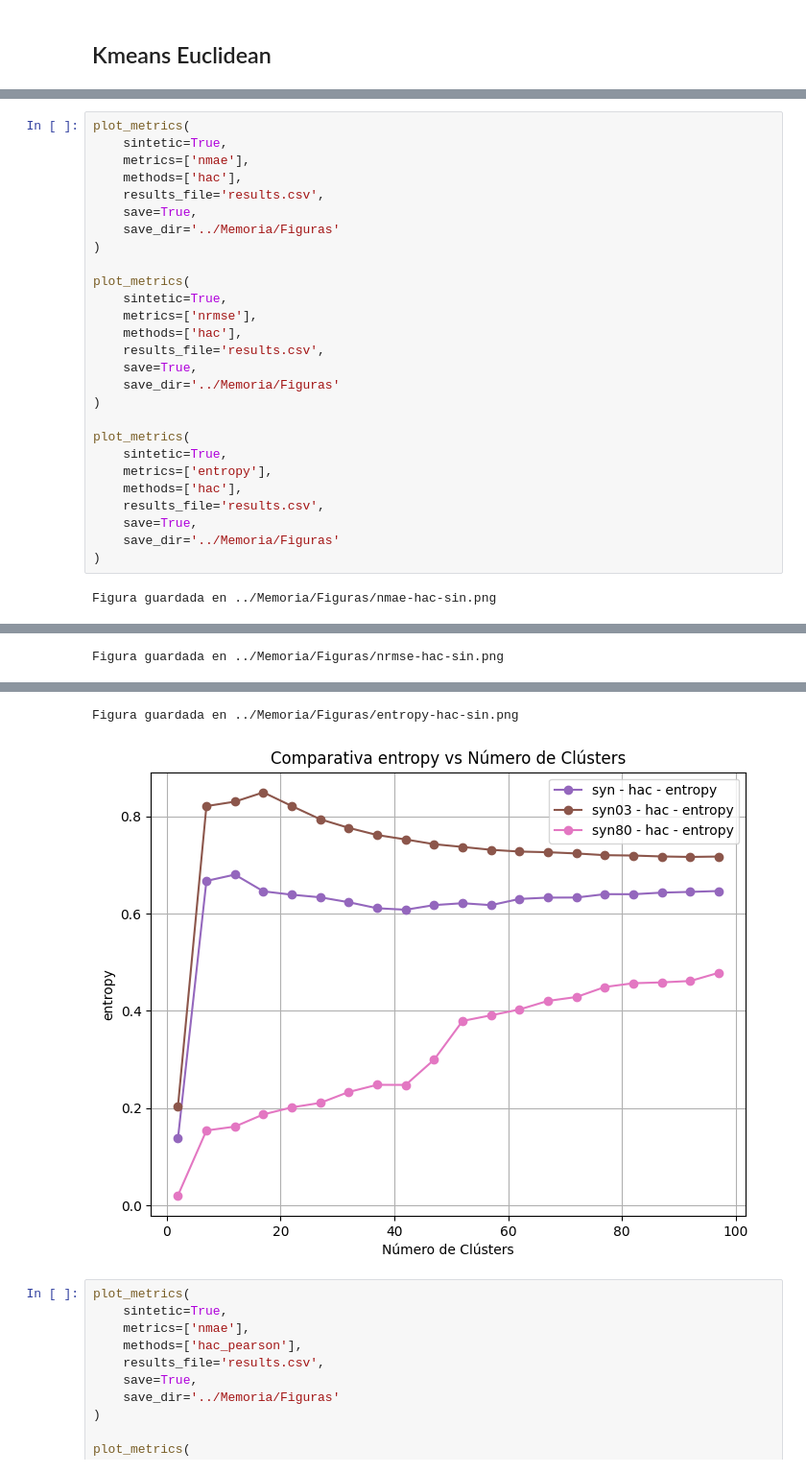
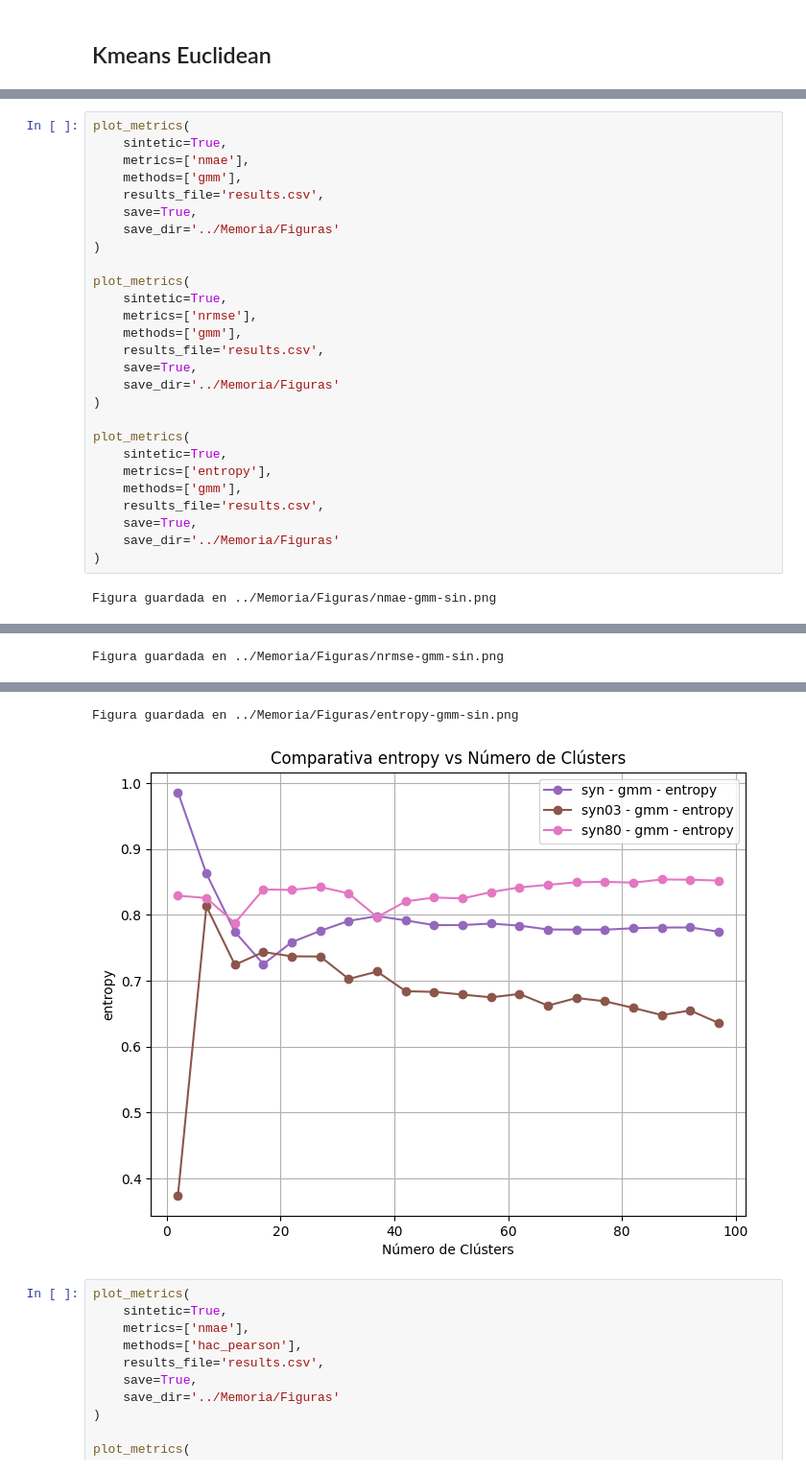
Before and after one commit to Polfono/clustering-recommenders, a Jupyter notebook: Code/analisis.ipynb, the cells around one changed output, grey strips where cells are left out. Shown at 96% size. Cells and saved outputs as stored; diff of their text form.

Commit message:
Memoria gmm

```diff
--- a/Code/analisis.ipynb
+++ b/Code/analisis.ipynb
@@ -356,7 +365,7 @@ Resultados guardados en results.csv.
 plot_metrics(
     sintetic=True,
     metrics=['nmae'],
-    methods=['hac'],
+    methods=['gmm'],
     results_file='results.csv',
     save=True,
     save_dir='../Memoria/Figuras'
@@ -365,7 +374,7 @@ plot_metrics(
 plot_metrics(
     sintetic=True,
     metrics=['nrmse'],
-    methods=['hac'],
+    methods=['gmm'],
     results_file='results.csv',
     save=True,
     save_dir='../Memoria/Figuras'
@@ -374,10 +383,10 @@ plot_metrics(
 plot_metrics(
     sintetic=True,
     metrics=['entropy'],
-    methods=['hac'],
+    methods=['gmm'],
     results_file='results.csv',
     save=True,
     save_dir='../Memoria/Figuras'
 )
 # %% [output]
-Figura guardada en ../Memoria/Figuras/nmae-hac-sin.png
+Figura guardada en ../Memoria/Figuras/nmae-gmm-sin.png
@@ -385 +394 @@ Figura guardada en ../Memoria/Figuras/nmae-hac-sin.png
-Figura guardada en ../Memoria/Figuras/nrmse-hac-sin.png
+Figura guardada en ../Memoria/Figuras/nrmse-gmm-sin.png
@@ -387,5 +396,5 @@ Figura guardada en ../Memoria/Figuras/nrmse-hac-sin.png
-Figura guardada en ../Memoria/Figuras/entropy-hac-sin.png
+Figura guardada en ../Memoria/Figuras/entropy-gmm-sin.png
-[figure, old version]
+[figure, new version]
 # %%
 plot_metrics(
     sintetic=True,
```
Also changed, not shown: parts of 3 cells of this notebook, 25 other files.
